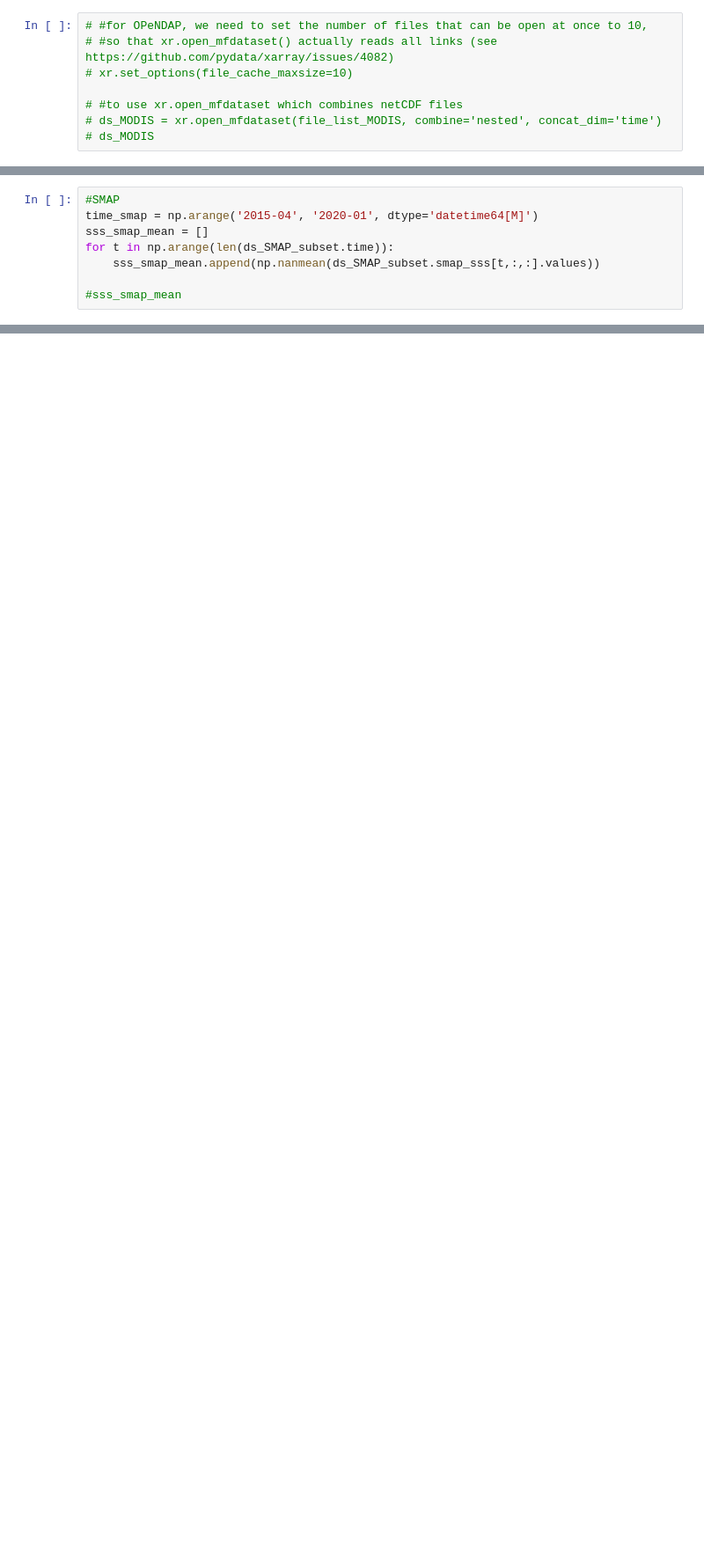
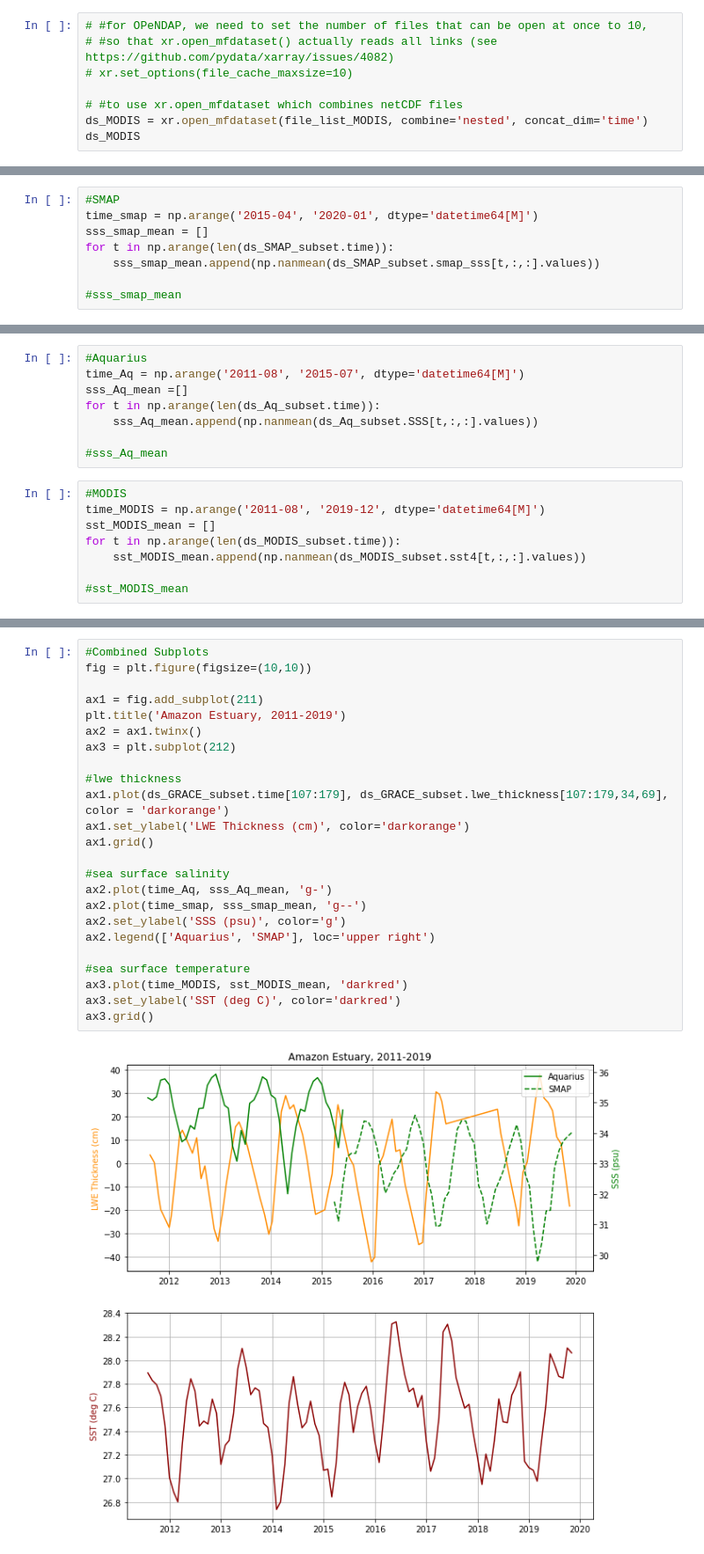
Before and after one commit to celiaou-podaac/iosos_2021, a Jupyter notebook: iosos_demo.ipynb, the cells around one changed output, grey strips where cells are left out. Shown at 88% size. Saved outputs shown, nothing was run; the diff lists cells and outputs as text; blank space fills up the shorter version.

Commit message:
Added Aquarius and annotation

```diff
--- a/iosos_demo.ipynb
+++ b/iosos_demo.ipynb
@@ -493,8 +483,8 @@ Q20112132011243.L3b_MO_SCI_V5.0.main
 # xr.set_options(file_cache_maxsize=10)
 
 # #to use xr.open_mfdataset which combines netCDF files
-# ds_MODIS = xr.open_mfdataset(file_list_MODIS, combine='nested', concat_dim='time')
-# ds_MODIS
+ds_MODIS = xr.open_mfdataset(file_list_MODIS, combine='nested', concat_dim='time')
+ds_MODIS
 # %% [output]
 <xarray.Dataset> Dimensions: (eightbitcolor: 256, lat: 2160, lon: 4320, rgb: 3, time: 100) Coordinates: * lat (lat) float32 89.96 89.88 89.79 89.71 ... -89.79 -89.88 -89.96 * lon (lon) float32 -180.0  ...
 xarray.Dataset
@@ -1000,3 +699,19 @@ for t in np.arange(len(ds_SMAP_subset.time)):
+# %%
+#Aquarius
+time_Aq = np.arange('2011-08', '2015-07', dtype='datetime64[M]')
+sss_Aq_mean =[]
+for t in np.arange(len(ds_Aq_subset.time)):
+    sss_Aq_mean.append(np.nanmean(ds_Aq_subset.SSS[t,:,:].values))
+
+#sss_Aq_mean
+# %%
+#MODIS
+time_MODIS = np.arange('2011-08', '2019-12', dtype='datetime64[M]')
+sst_MODIS_mean = []
+for t in np.arange(len(ds_MODIS_subset.time)):
+    sst_MODIS_mean.append(np.nanmean(ds_MODIS_subset.sst4[t,:,:].values))
+
+#sst_MODIS_mean
 # %%
 #GRACE-FO (different bounds than others because GRACE is over land)
 lat_bnds, lon_bnds = [-18, 10], [275, 330] #degrees east for longitude
@@ -1033 +749,27 @@ plt.show()
+# %%
+#Combined Subplots
+fig = plt.figure(figsize=(10,10))
+
+ax1 = fig.add_subplot(211)
+plt.title('Amazon Estuary, 2011-2019')
+ax2 = ax1.twinx()
+ax3 = plt.subplot(212)
+
+#lwe thickness
+ax1.plot(ds_GRACE_subset.time[107:179], ds_GRACE_subset.lwe_thickness[107:179,34,69], color = 'darkorange')
+ax1.set_ylabel('LWE Thickness (cm)', color='darkorange')
+ax1.grid()
+
+#sea surface salinity
+ax2.plot(time_Aq, sss_Aq_mean, 'g-')
+ax2.plot(time_smap, sss_smap_mean, 'g--')
+ax2.set_ylabel('SSS (psu)', color='g')
+ax2.legend(['Aquarius', 'SMAP'], loc='upper right')
+
+#sea surface temperature
+ax3.plot(time_MODIS, sst_MODIS_mean, 'darkred')
+ax3.set_ylabel('SST (deg C)', color='darkred')
+ax3.grid()
+# %% [output]
+[figure, added]
 # %%
```
Also changed, not shown: parts of 59 cells of this notebook.
